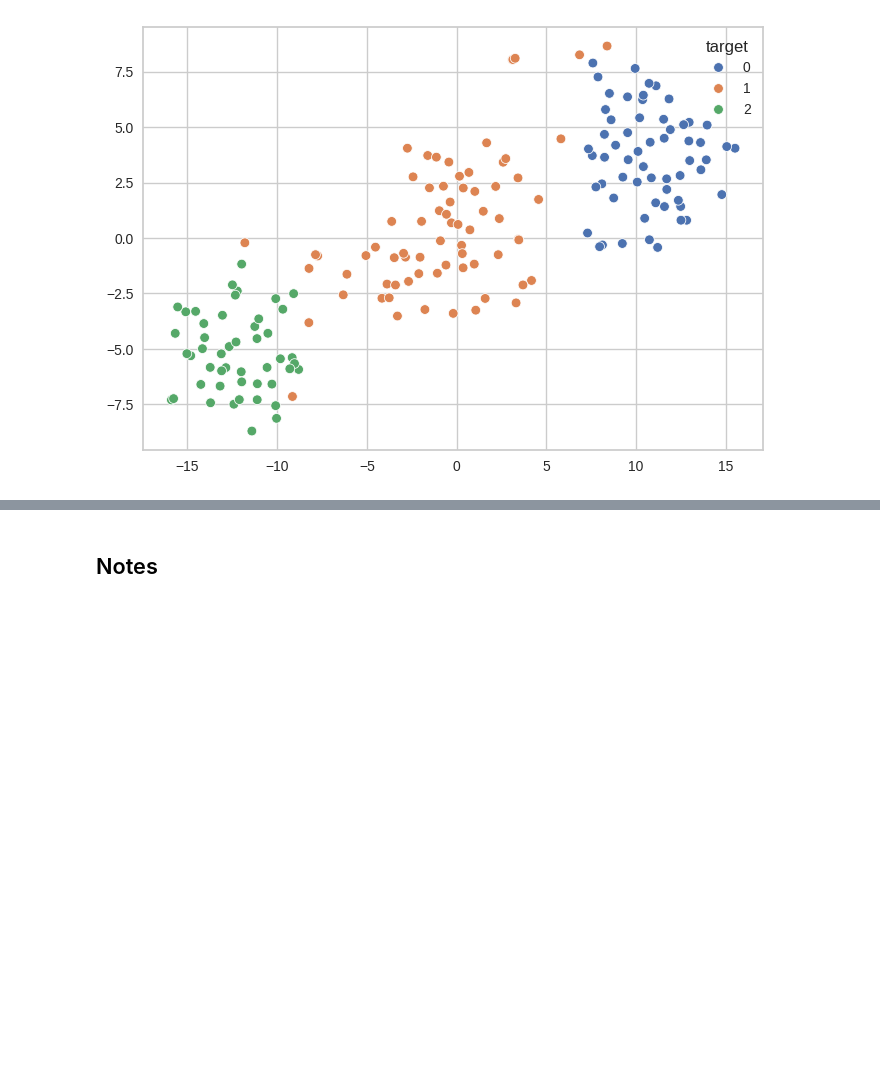
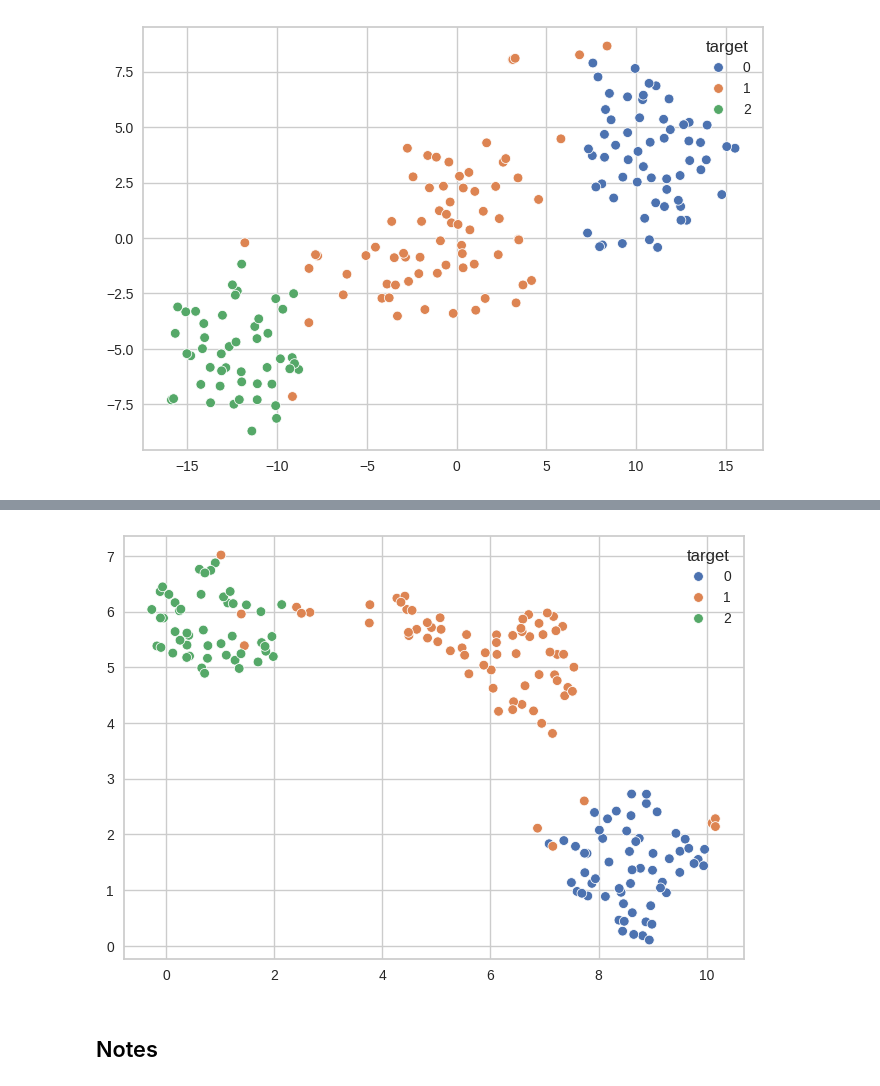
Before and after one commit to adamelliotfields/lab, a Jupyter notebook: files/eda.ipynb, the cells around one changed output, grey strips where cells are left out. Drawn from its saved outputs; the diff is of its cells as text; code cells hidden in the pictures; blank space fills up the shorter version.

Commit message:
Add UMAP to EDA notebook

```diff
--- a/files/eda.ipynb
+++ b/files/eda.ipynb
@@ -469,3 +471,21 @@ fig.show()
+# %%
+# umap 2d projection of wine dataset
+scaler_umap = StandardScaler()
+umap = UMAP(n_components=2)
+pipeline = make_pipeline(scaler_umap, umap)
+
+wine_umap = pipeline.fit_transform(wine_df.drop(columns=["target"]))
+wine_umap_x = wine_umap[:, 0]
+wine_umap_y = wine_umap[:, 1]
+
+sns.scatterplot(
+    x=wine_umap_x,
+    y=wine_umap_y,
+    hue=wine_df.target,
+    palette="deep",
+);
+# %% [output]
+[figure, added]
 # %% [markdown]
 ## Notes
 # %% [markdown]
```
Also changed, not shown: parts of 11 cells of this notebook.
